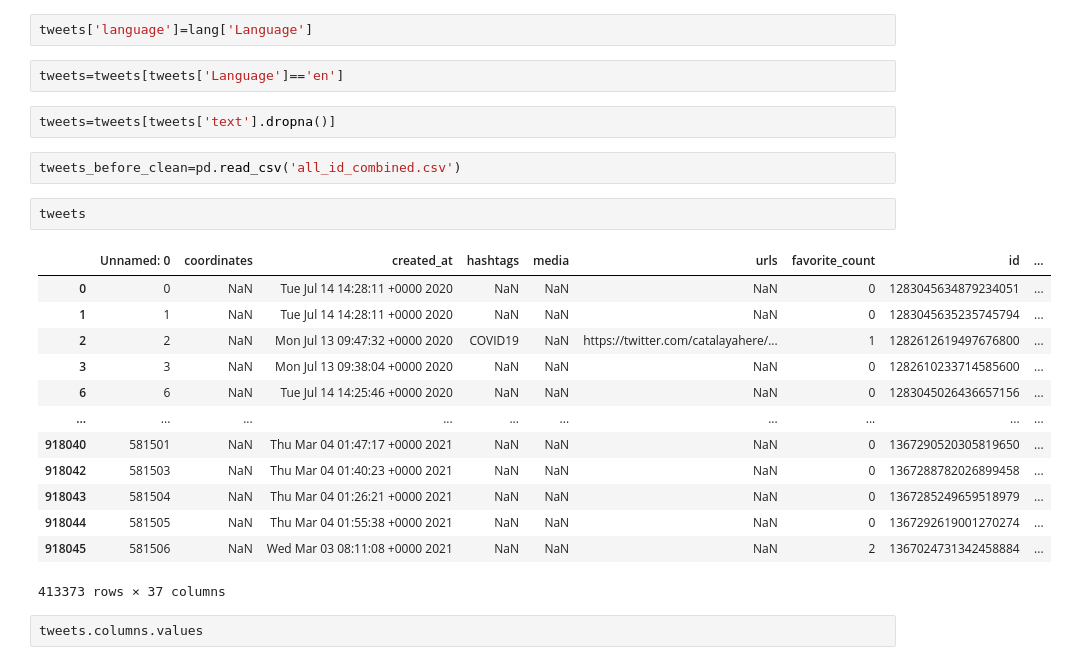
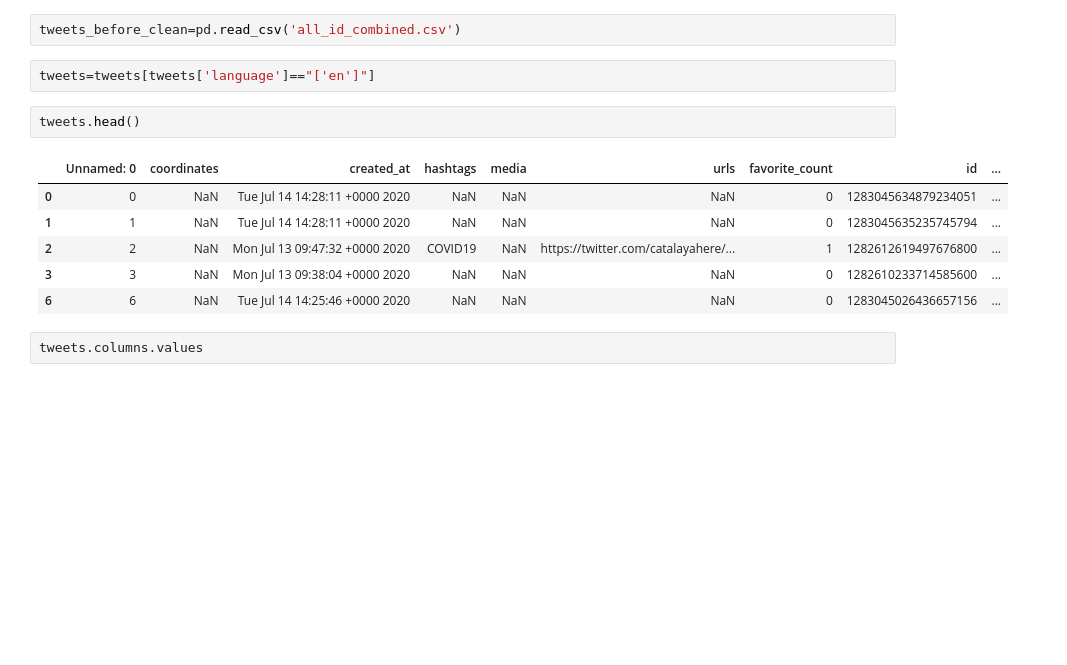
Before and after one commit to wenqilyu/Capstone, a Jupyter notebook: EDA.ipynb, the cells around one changed output. Cells and saved outputs as stored; diff of their text form; blank space fills up the shorter version.

```diff
--- a/EDA.ipynb
+++ b/EDA.ipynb
@@ -27,27 +25,16 @@ lang = pd.read_csv('output1.csv')
-# %%
-tweets['language']=lang['Language']
-# %%
-tweets=tweets[tweets['Language']=='en']
-# %%
-tweets=tweets[tweets['text'].dropna()]
 # %%
 tweets_before_clean=pd.read_csv('all_id_combined.csv')
+# %%
+tweets=tweets[tweets['language']=="['en']"]
 # %%
-tweets
+tweets.head()
 # %% [output]
 |  | Unnamed: 0 | coordinates | created_at | hashtags | media | urls | favorite_count | id | ... |
 | 0 | 0 | NaN | Tue Jul 14 14:28:11 +0000 2020 | NaN | NaN | NaN | 0 | 1283045634879234051 | ... |
 | 1 | 1 | NaN | Tue Jul 14 14:28:11 +0000 2020 | NaN | NaN | NaN | 0 | 1283045635235745794 | ... |
 | 2 | 2 | NaN | Mon Jul 13 09:47:32 +0000 2020 | COVID19 | NaN | https://twitter.com/catalayahere/... | 1 | 1282612619497676800 | ... |
 | 3 | 3 | NaN | Mon Jul 13 09:38:04 +0000 2020 | NaN | NaN | NaN | 0 | 1282610233714585600 | ... |
 | 6 | 6 | NaN | Tue Jul 14 14:25:46 +0000 2020 | NaN | NaN | NaN | 0 | 1283045026436657156 | ... |
-| ... | ... | ... | ... | ... | ... | ... | ... | ... | ... |
-| 918040 | 581501 | NaN | Thu Mar 04 01:47:17 +0000 2021 | NaN | NaN | NaN | 0 | 1367290520305819650 | ... |
-| 918042 | 581503 | NaN | Thu Mar 04 01:40:23 +0000 2021 | NaN | NaN | NaN | 0 | 1367288782026899458 | ... |
-| 918043 | 581504 | NaN | Thu Mar 04 01:26:21 +0000 2021 | NaN | NaN | NaN | 0 | 1367285249659518979 | ... |
-| 918044 | 581505 | NaN | Thu Mar 04 01:55:38 +0000 2021 | NaN | NaN | NaN | 0 | 1367292619001270274 | ... |
-| 918045 | 581506 | NaN | Wed Mar 03 08:11:08 +0000 2021 | NaN | NaN | NaN | 2 | 1367024731342458884 | ... |
-413373 rows × 37 columns
 # %%
 tweets.columns.values
 # %% [output]
```
Also changed, not shown: parts of 10 cells of this notebook.
